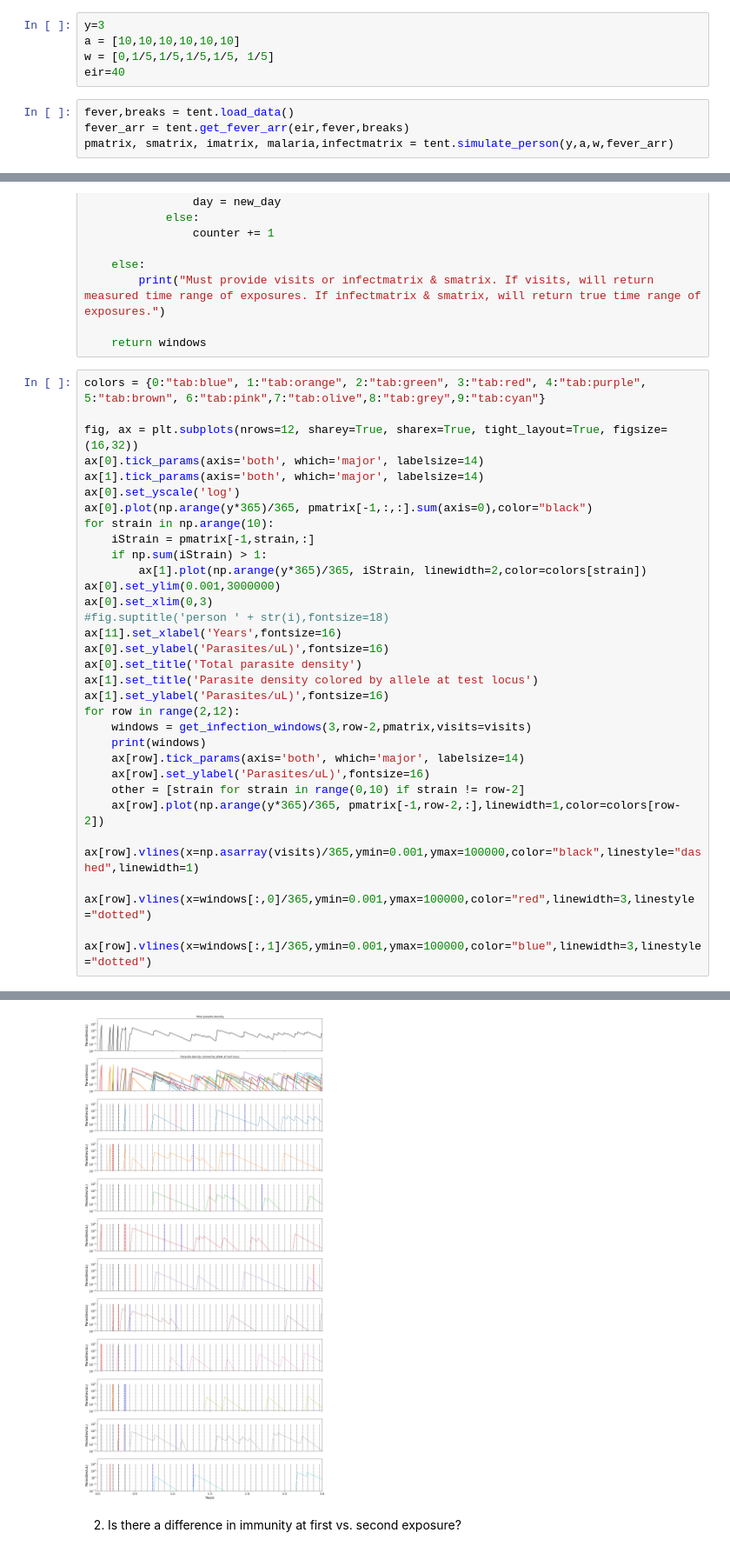
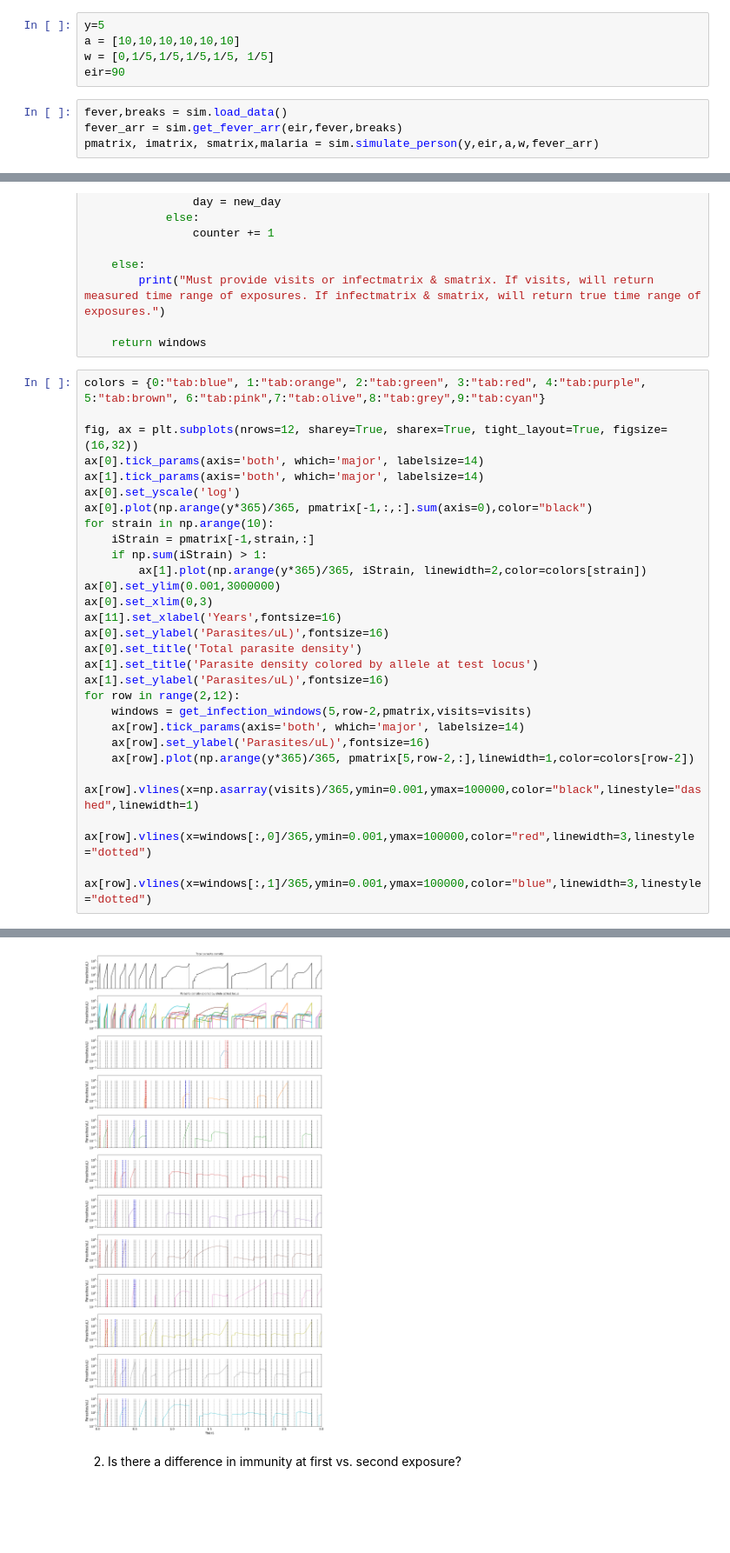
Before and after one commit to blab/pf-longitudinal, a Jupyter notebook: pf-tent/code/powercalcs_Fall2022.ipynb, the cells around one changed output, grey strips where cells are left out. Shown at 87% size. Cells and saved outputs as stored; diff of their text form; blank space fills up the shorter version.

```diff
--- a/pf-tent/code/powercalcs_Fall2022.ipynb
+++ b/pf-tent/code/powercalcs_Fall2022.ipynb
@@ -21,14 +23,14 @@ quality code to add into the final .py
 Measured can just be first time seen, gap when not seen, next time seen.
 Real could be max of first & second infections, all the times in first & second infections.
 # %%
-y=3
+y=5
 a = [10,10,10,10,10,10]
 w = [0,1/5,1/5,1/5,1/5, 1/5]
-eir=40
+eir=90
 # %%
-fever,breaks = tent.load_data()
-fever_arr = tent.get_fever_arr(eir,fever,breaks)
-pmatrix, smatrix, imatrix, malaria,infectmatrix = tent.simulate_person(y,a,w,fever_arr)
+fever,breaks = sim.load_data()
+fever_arr = sim.get_fever_arr(eir,fever,breaks)
+pmatrix, imatrix, smatrix,malaria = sim.simulate_person(y,eir,a,w,fever_arr)
 # %%
 malaria
 # %% [output]
@@ -108,19 +125,16 @@ for strain in np.arange(10):
         ax[1].plot(np.arange(y*365)/365, iStrain, linewidth=2,color=colors[strain])
 ax[0].set_ylim(0.001,3000000)
 ax[0].set_xlim(0,3)
-#fig.suptitle('person ' + str(i),fontsize=18)
 ax[11].set_xlabel('Years',fontsize=16)
 ax[0].set_ylabel('Parasites/uL)',fontsize=16)
 ax[0].set_title('Total parasite density')
 ax[1].set_title('Parasite density colored by allele at test locus')
 ax[1].set_ylabel('Parasites/uL)',fontsize=16)
 for row in range(2,12):
-    windows = get_infection_windows(3,row-2,pmatrix,visits=visits)
-    print(windows)
+    windows = get_infection_windows(5,row-2,pmatrix,visits=visits)
     ax[row].tick_params(axis='both', which='major', labelsize=14)
     ax[row].set_ylabel('Parasites/uL)',fontsize=16)
-    other = [strain for strain in range(0,10) if strain != row-2]
-    ax[row].plot(np.arange(y*365)/365, pmatrix[-1,row-2,:],linewidth=1,color=colors[row-2])
+    ax[row].plot(np.arange(y*365)/365, pmatrix[5,row-2,:],linewidth=1,color=colors[row-2])
     ax[row].vlines(x=np.asarray(visits)/365,ymin=0.001,ymax=100000,color="black",linestyle="dashed",linewidth=1)
     ax[row].vlines(x=windows[:,0]/365,ymin=0.001,ymax=100000,color="red",linewidth=3,linestyle="dotted")
     ax[row].vlines(x=windows[:,1]/365,ymin=0.001,ymax=100000,color="blue",linewidth=3,linestyle="dotted")
@@ -148,4 +142,4 @@ for row in range(2,12):
-[figure, old version]
+[figure, new version]
 # %% [markdown]
 2. Is there a difference in immunity at first vs. second exposure?
 # %% [markdown]
```
Also changed, not shown: parts of 31 cells of this notebook, 7 other files.
